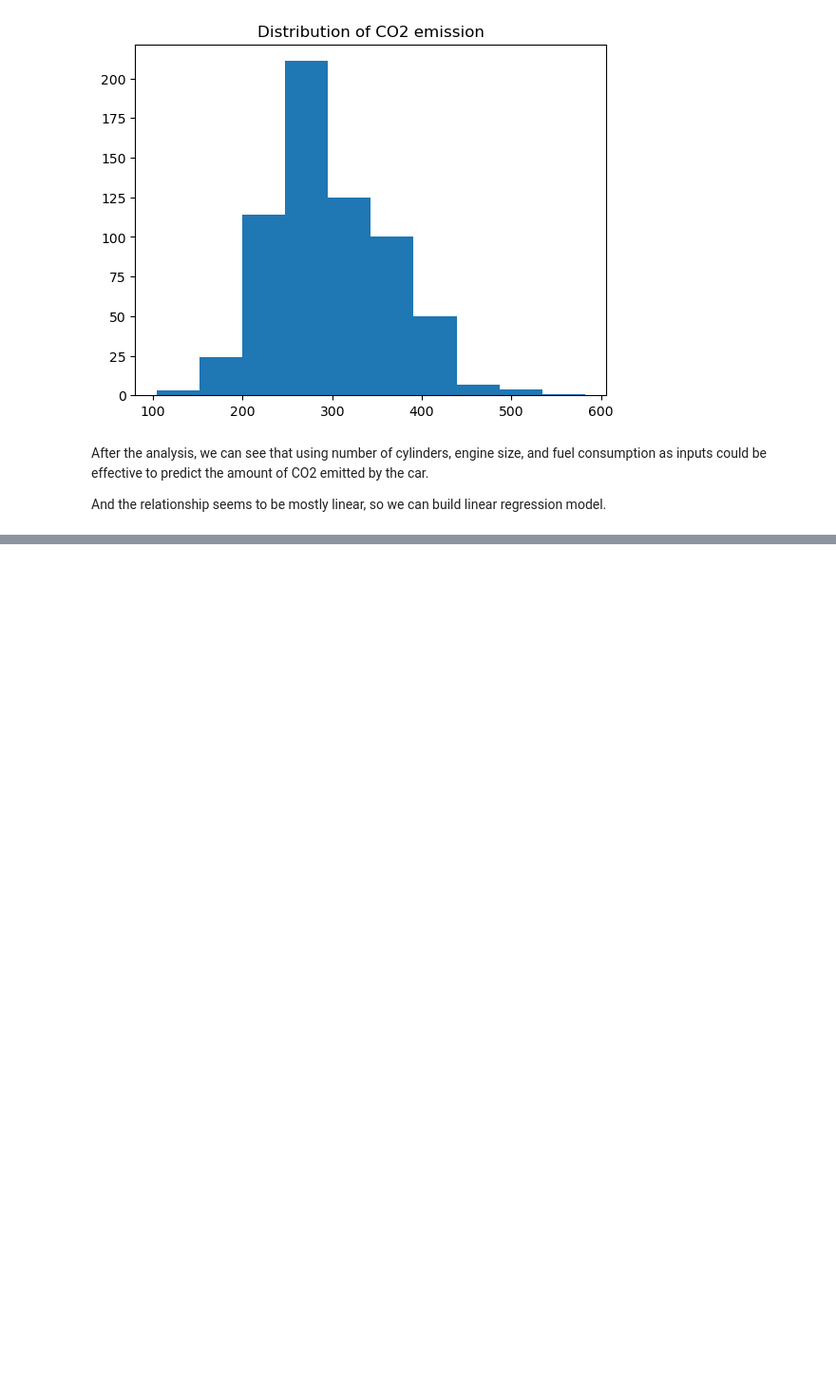
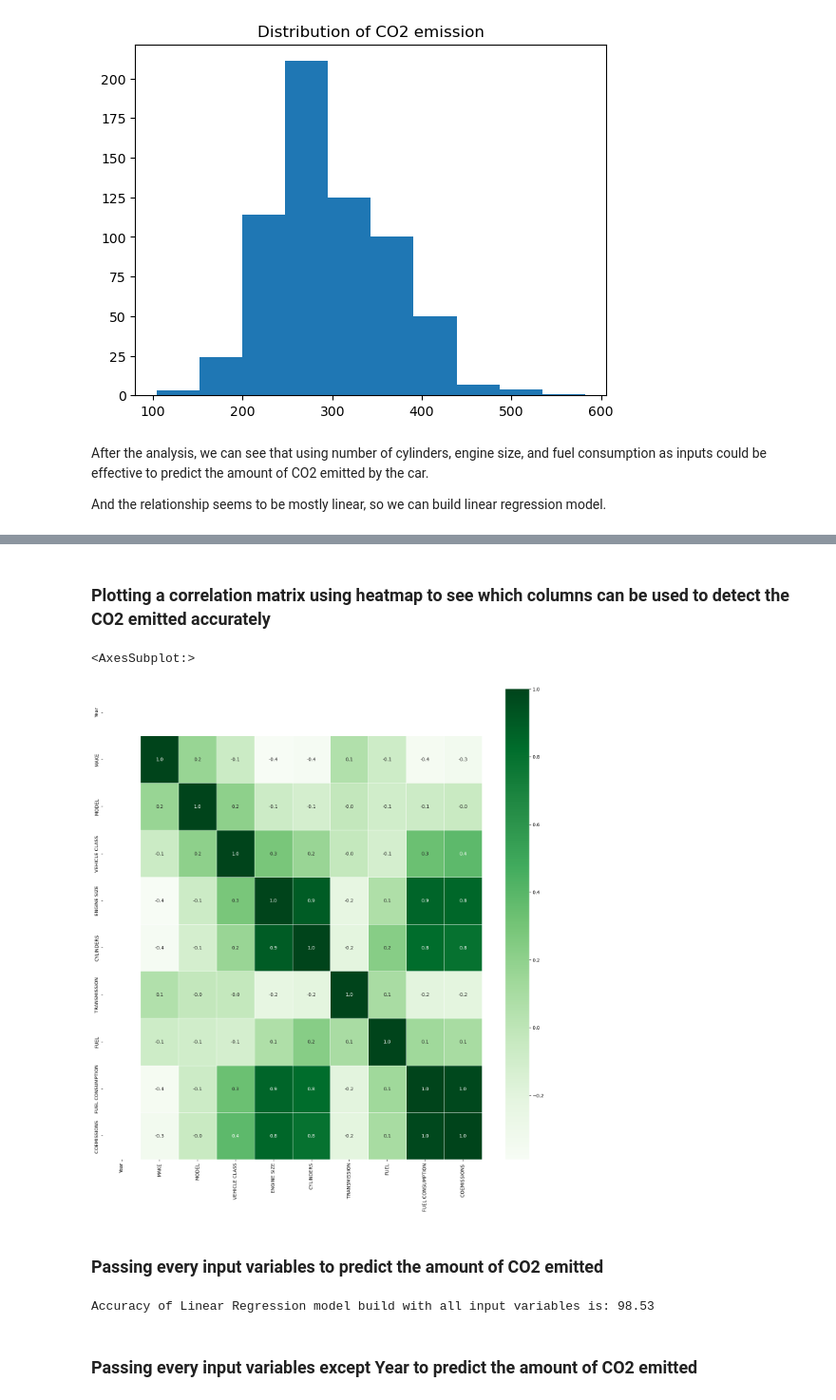
Before and after one commit to Prasanna-Shrestha/VehicleFuelConsumption, a Jupyter notebook: VehicleFuelConsumption.ipynb, the cells around one changed output, grey strips where cells are left out. Shown at 95% size. Saved outputs shown, nothing was run; the diff lists cells and outputs as text; code cells hidden in the pictures; blank space fills up the shorter version.

Commit message:
Linear

```diff
--- a/VehicleFuelConsumption.ipynb
+++ b/VehicleFuelConsumption.ipynb
@@ -118,0 +121,21 @@ And the relationship seems to be mostly linear, so we can build linear regressio
+# %%
+# defining a function to detect categorical columns
+def detect_categorical_columns(df):
+    categorical_columns = df.select_dtypes(include=['object']).columns.tolist()
+    return categorical_columns
+
+# defining a function to encode categorical columns using Label Encoder
+def encode_categorical_columns(df):
+    categorical_columns = detect_categorical_columns(df)
+    le = LabelEncoder()
+    df_encoded = df.copy()
+
+    for col in categorical_columns:
+        df_encoded[col] = df[col].astype(str)
+        df_encoded[col] = le.fit_transform(df_encoded[col])
+
+    return df_encoded
+
+# Using the predefined function to encode categorical columns
+df_encoded = encode_categorical_columns(df)
+df_encoded
@@ -118,0 +156,9 @@ And the relationship seems to be mostly linear, so we can build linear regressio
+# %% [markdown]
+### Plotting a correlation matrix using heatmap to see which columns can be used to detect the CO2 emitted accurately
+# %%
+correlation_matrix = df_encoded.corr()
+f,ax = plt.subplots(figsize=(18, 18))
+sns.heatmap(correlation_matrix, annot=True, linewidths=.5, fmt= '.1f',ax=ax, cmap="Greens")
+# %% [output]
+<AxesSubplot:>
+[figure, added]
@@ -118,0 +178,11 @@ And the relationship seems to be mostly linear, so we can build linear regressio
+# %% [markdown]
+### Passing every input variables to predict the amount of CO2 emitted
+# %%
+x = df_encoded.drop('COEMISSIONS ', axis=1)
+
+score = linearRegresionModel(x,y)
+print(f"Accuracy of Linear Regression model build with all input variables is: {score}")
+# %% [output]
+Accuracy of Linear Regression model build with all input variables is: 98.53
+# %% [markdown]
+### Passing every input variables except Year to predict the amount of CO2 emitted
```
Also changed, not shown: parts of 9 cells of this notebook.
